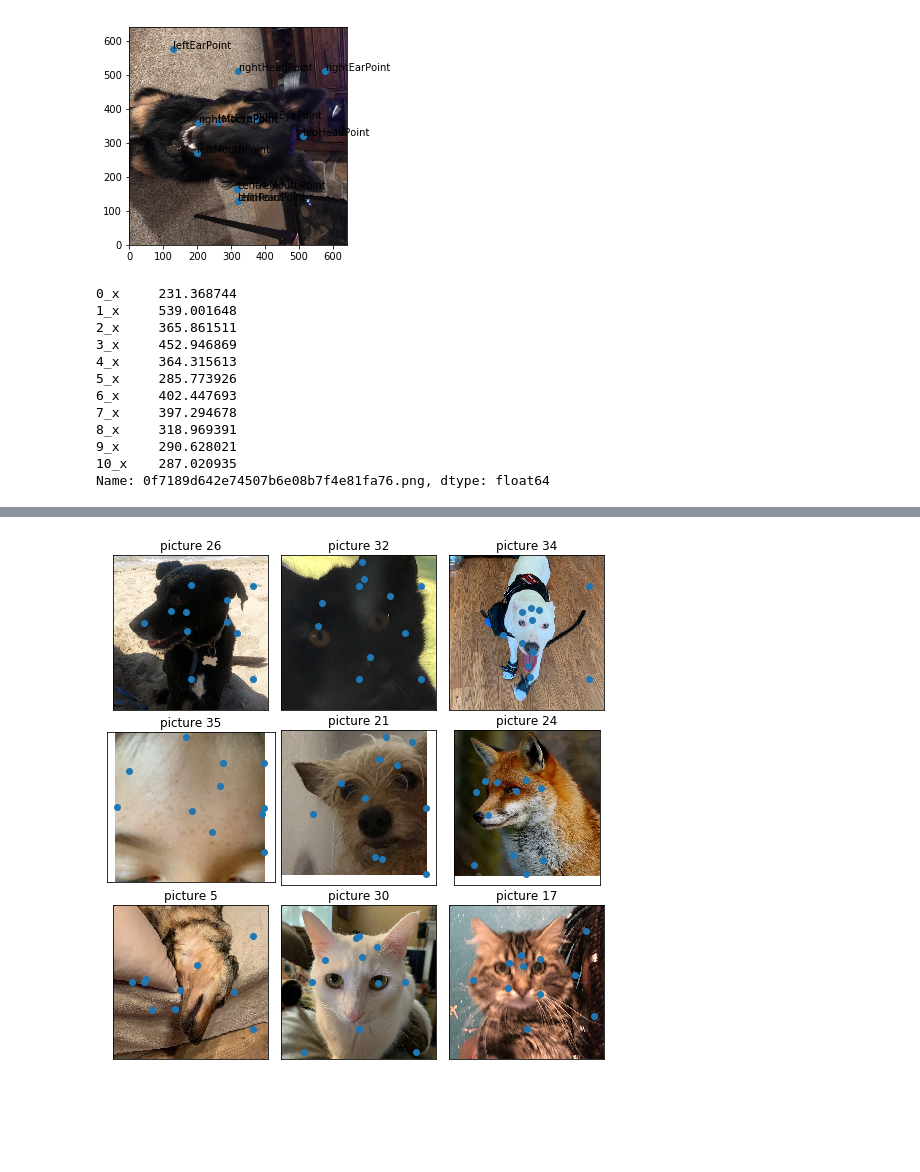
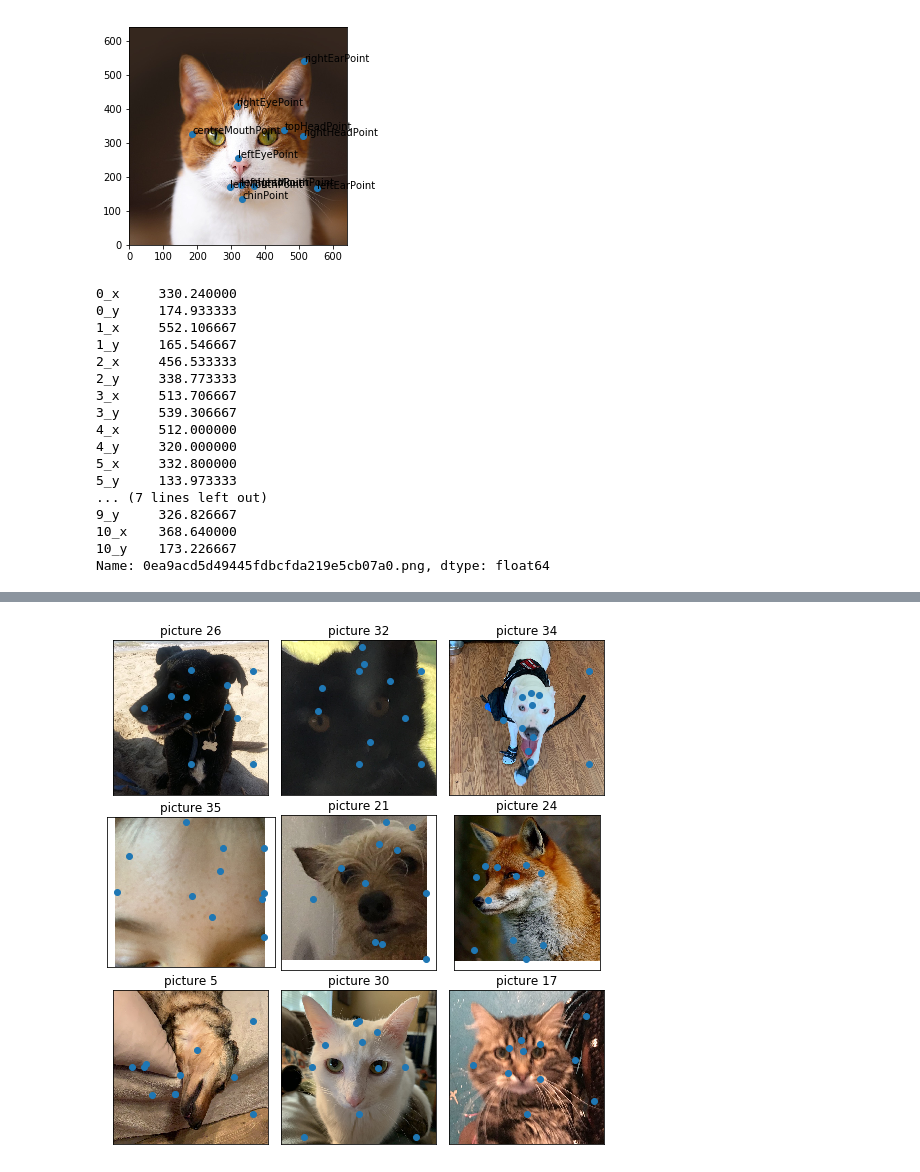
Before and after one commit to HenryDashwood/facial-features-detector, a Jupyter notebook: code/uploaded_images.ipynb, the cells around one changed output, grey strips where cells are left out. Cells and saved outputs as stored; diff of their text form; code cells hidden in the pictures; blank space fills up the shorter version.

Commit message:
found uploaded image bug and working on fastai databunch

```diff
--- a/code/uploaded_images.ipynb
+++ b/code/uploaded_images.ipynb
@@ -79,6 +20,6 @@ First 4 Landmarks: [[50.45044708 50.87999725]
 # %%
 all_data = pd.read_json(
-    'https://content.mytalkingpet.app/templates?_start=14000&_limit=10&_sort=createdAt:DESC'
+    'https://content.mytalkingpet.app/templates?_start=0&_limit=8'
 )
 
 # 'https://content.mytalkingpet.app/templates?_limit=100&_sort=createdAt:DESC'
@@ -114,19 +55,21 @@ kp_cols = [
 
 all_data = all_data.dropna()
 
-def items(a_set):
-    xy = list()
-    for letter in a_set:
-        xy.insert(0, letter)
-    if len(a_set) < 2:
-        xy.append(xy[0])
-    return xy
+def get_floats(string):
+    p = re.compile(r'\d+\.\d+')
+
+    # TODO get regex working for both floats and ints but not overlapping
+
+    return p.findall(string)
+
+def split_array(array):
+    print(array)
+    return array[0], array[1]
 
 for col in kp_cols:
-    all_data[col] = all_data[col].apply(ast.literal_eval)
-    all_data[col] = all_data[col].apply(items)
-
-    all_data[col+'_x'], all_data[col+'_y'] = zip(*all_data[col])
+    all_data[col] = all_data[col].apply(get_floats)
+    print(col)
+    all_data[col+'_y'], all_data[col+'_x'] = zip(*all_data[col].map(split_array))
 
     all_data = all_data.drop(col, axis=1)
 
@@ -206,44 +180,49 @@ y.head()
 # %%
-filename = '72311c78dc2f45eaa7b2bba20a9ae97a.png'
+filename = '0ea9acd5d49445fdbcfda219e5cb07a0.png'
 
 fig, ax = plt.subplots()
-ax.imshow(np.rot90(np.array(Image.open(images_path+filename)),3), origin='lower')
+ax.imshow(np.flipud(np.array(Image.open(images_path+filename))), origin='lower')
 ax.scatter(y.loc[filename][0::2], y.loc[filename][1::2])
 
 xs = y.loc[filename][0::2]
 ys = y.loc[filename][1::2]
 cols = [
     'leftHeadPoint',
     'leftEarPoint',
     'topHeadPoint',
     'rightEarPoint',
     'rightHeadPoint',
     'chinPoint',
     'leftEyePoint',
     'rightEyePoint',
     'leftMouthPoint',
     'centreMouthPoint',
     'rightMouthPoint'
 ]
 for i in range(11):
     ax.annotate(cols[i], (xs[i], ys[i]))
 # %% [output]
-[figure, old version]
+[figure, new version]
 # %%
-y.loc[filename][0::2]
+y.loc[filename]
 # %% [output]
-0_x     231.368744
-1_x     539.001648
-2_x     365.861511
-3_x     452.946869
-4_x     364.315613
-5_x     285.773926
-6_x     402.447693
-7_x     397.294678
-8_x     318.969391
-9_x     290.628021
-10_x    287.020935
-Name: 0f7189d642e74507b6e08b7f4e81fa76.png, dtype: float64
+0_x     330.240000
+0_y     174.933333
+1_x     552.106667
+1_y     165.546667
+2_x     456.533333
+2_y     338.773333
+3_x     513.706667
+3_y     539.306667
+4_x     512.000000
+4_y     320.000000
+5_x     332.800000
+5_y     133.973333
+... (7 lines left out)
+9_y     326.826667
+10_x    368.640000
+10_y    173.226667
+Name: 0ea9acd5d49445fdbcfda219e5cb07a0.png, dtype: float64
 # %%
 y.head()
 # %% [output]
```
Also changed, not shown: parts of 16 cells of this notebook, 2 other files.
